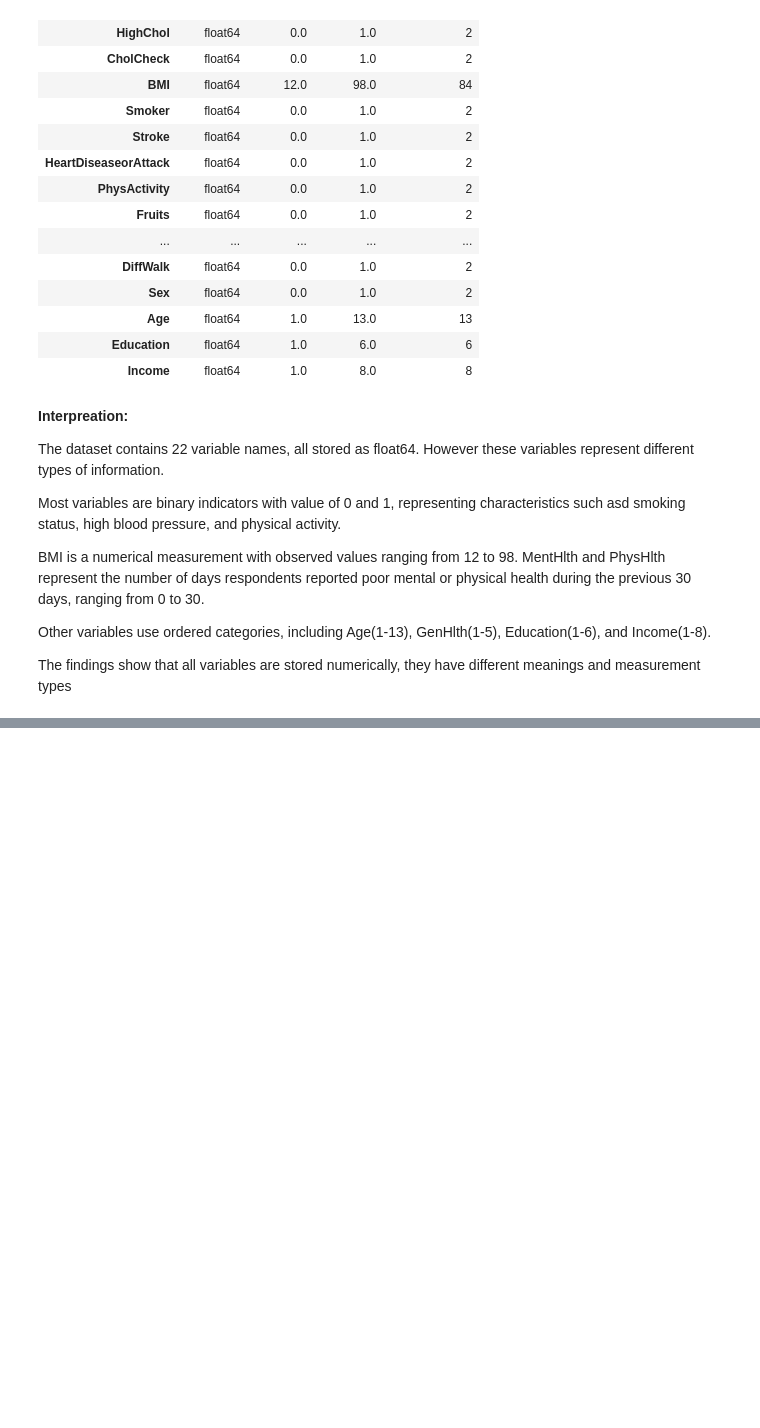
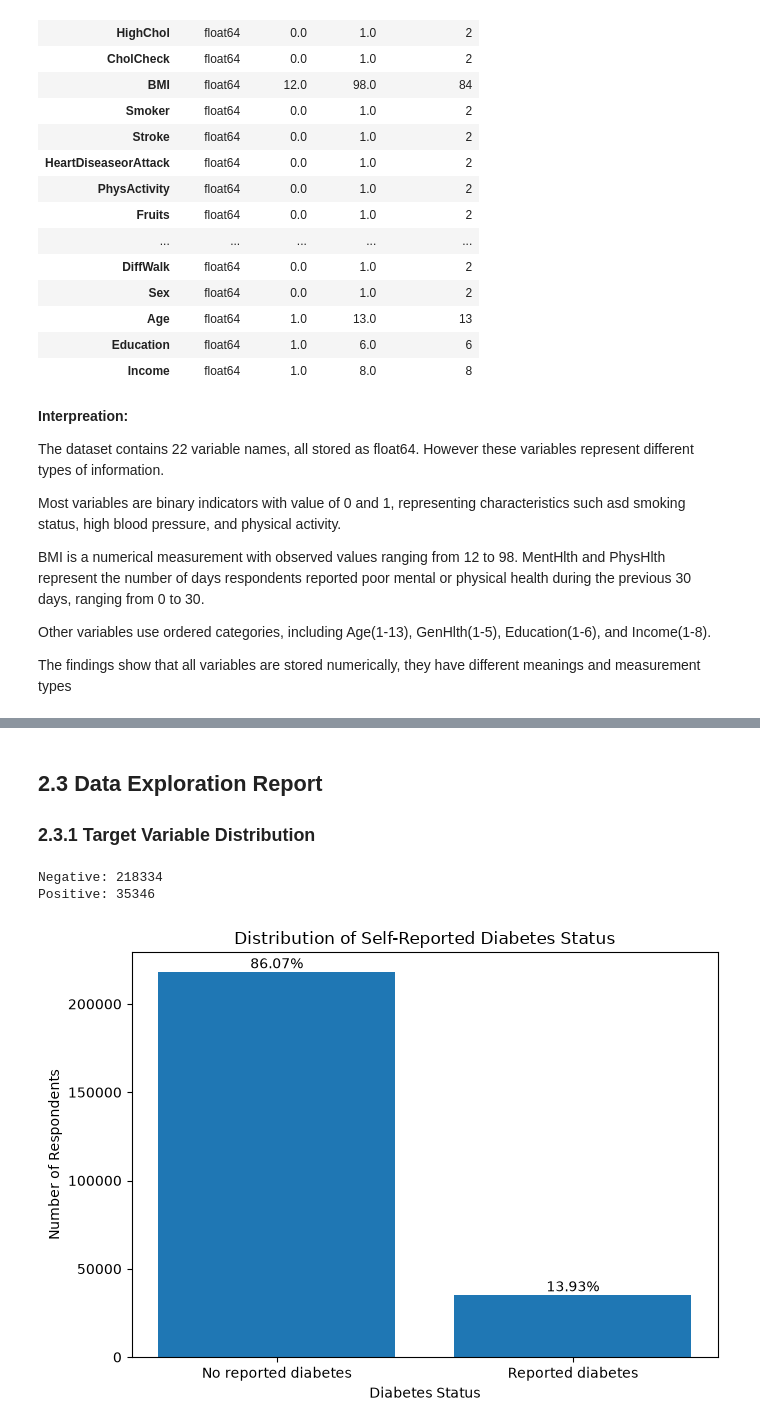
Before and after one commit to Ahmad-1031/DA_CA2, a Jupyter notebook: Notebooks/diabetes_crisp_dm.ipynb, the cells around one changed output, grey strips where cells are left out. Cells and saved outputs as stored; diff of their text form; code cells hidden in the pictures; blank space fills up the shorter version.

Commit message:
Continued work on Data Understanding
Stopped at 2.3.4 Health Indicators

```diff
--- a/Notebooks/diabetes_crisp_dm.ipynb
+++ b/Notebooks/diabetes_crisp_dm.ipynb
@@ -207,0 +299,51 @@ The findings show that all variables are stored numerically, they have different
+# %% [markdown]
+## 2.3 Data Exploration Report
+
+### 2.3.1 Target Variable Distribution
+# %%
+# Calculating the frequency of each diabetes class
+target_counts = df["Diabetes_binary"].value_counts().sort_index()
+
+print("Negative:", target_counts[0])
+print("Positive:", target_counts[1])
+
+#Calculating the percentage of each diabetes class
+target_percentage = (
+    df["Diabetes_binary"].value_counts(normalize=True).sort_index() * 100
+)
+
+#Summary table of results
+target_summary = pd.DataFrame({
+    "Frequency": target_counts,
+    "Percentage (%)": target_percentage
+})
+
+
+target_summary.index = ["No reported diabetes", "Reported diabetes"]
+
+plt.figure(figsize=(7,5))
+
+bars = plt.bar(
+    target_summary.index,
+    target_summary["Frequency"]
+)
+
+for bar, percentage in zip(bars, target_summary["Percentage (%)"]):
+    plt.text(
+        bar.get_x() + bar.get_width() / 2,
+        bar.get_height(),
+        f"{percentage:.2f}%",
+        ha="center",
+        va="bottom"
+    )
+
+plt.title("Distribution of Self-Reported Diabetes Status")
+plt.xlabel("Diabetes Status")
+plt.ylabel("Number of Respondents")
+
+plt.tight_layout()
+plt.show()
+# %% [output]
+Negative: 218334
+Positive: 35346
+[figure, added]
```
Also changed, not shown: parts of 23 cells of this notebook.
